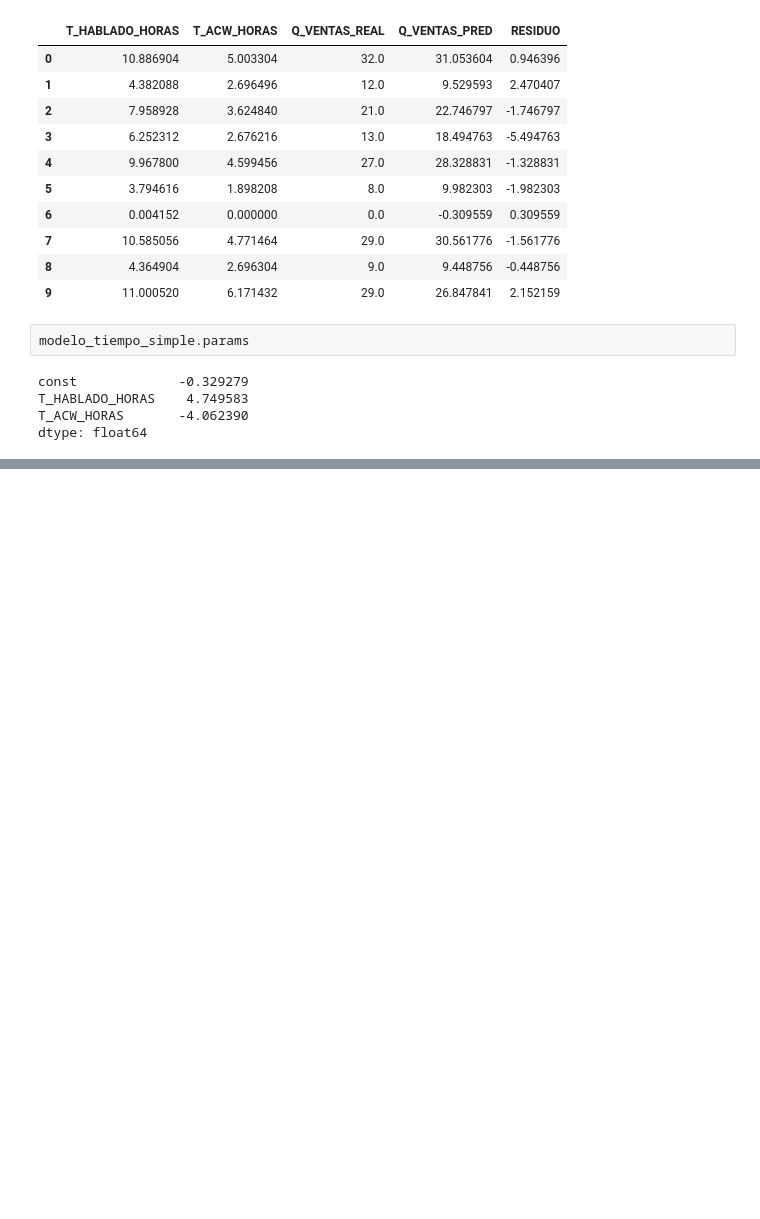
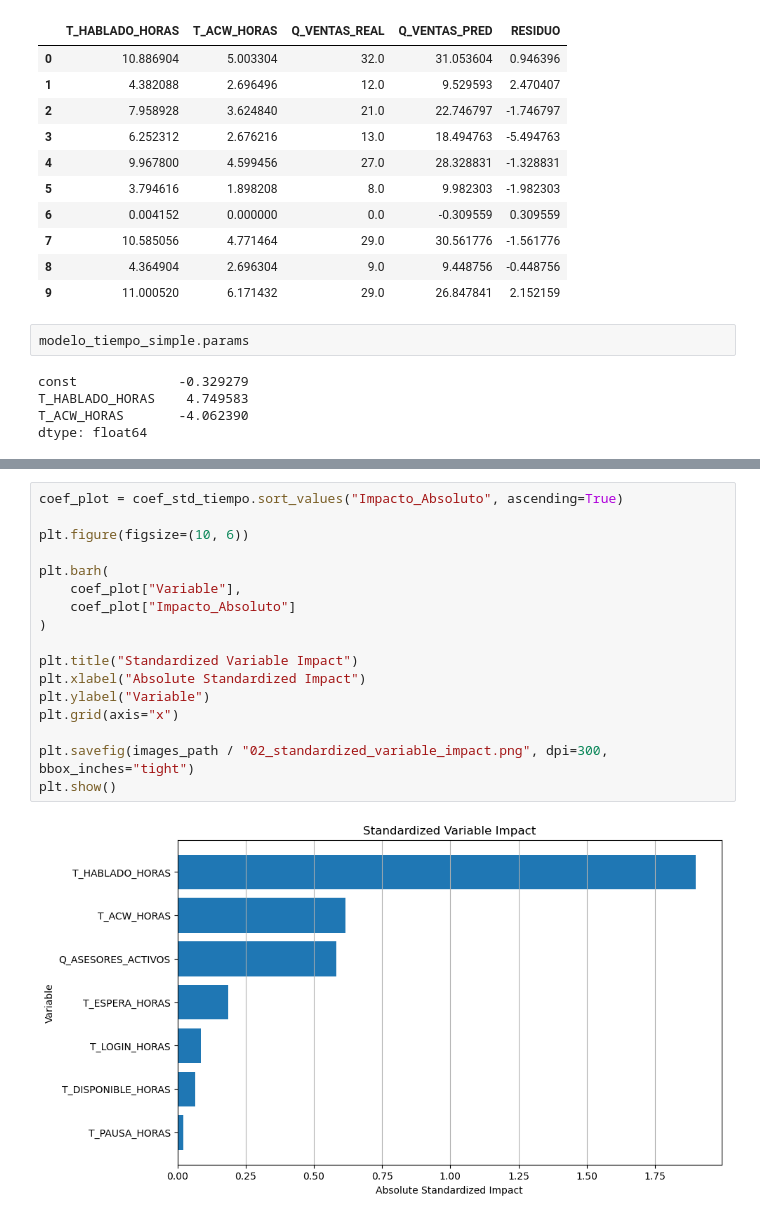
Before and after one commit to darwincamacho/call-center-sales-drivers-regression, a Jupyter notebook: notebooks/analysis_regression.ipynb, the cells around one changed output, grey strips where cells are left out. Saved outputs shown, nothing was run; the diff lists cells and outputs as text; blank space fills up the shorter version.

```diff
--- a/notebooks/analysis_regression.ipynb
+++ b/notebooks/analysis_regression.ipynb
@@ -727,0 +783,19 @@ dtype: float64
+# %%
+coef_plot = coef_std_tiempo.sort_values("Impacto_Absoluto", ascending=True)
+
+plt.figure(figsize=(10, 6))
+
+plt.barh(
+    coef_plot["Variable"],
+    coef_plot["Impacto_Absoluto"]
+)
+
+plt.title("Standardized Variable Impact")
+plt.xlabel("Absolute Standardized Impact")
+plt.ylabel("Variable")
+plt.grid(axis="x")
+
+plt.savefig(images_path / "02_standardized_variable_impact.png", dpi=300, bbox_inches="tight")
+plt.show()
+# %% [output]
+[figure, added]
```
Also changed, not shown: parts of 10 cells of this notebook, 7 other files.
